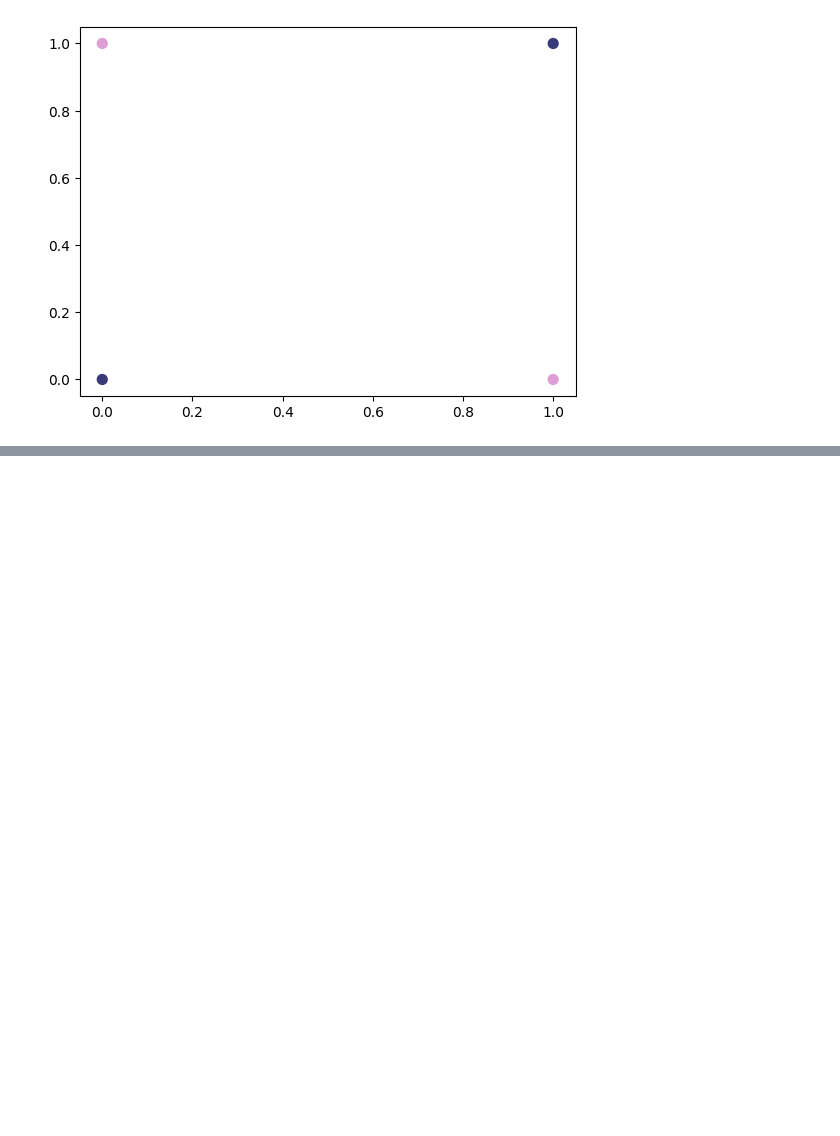
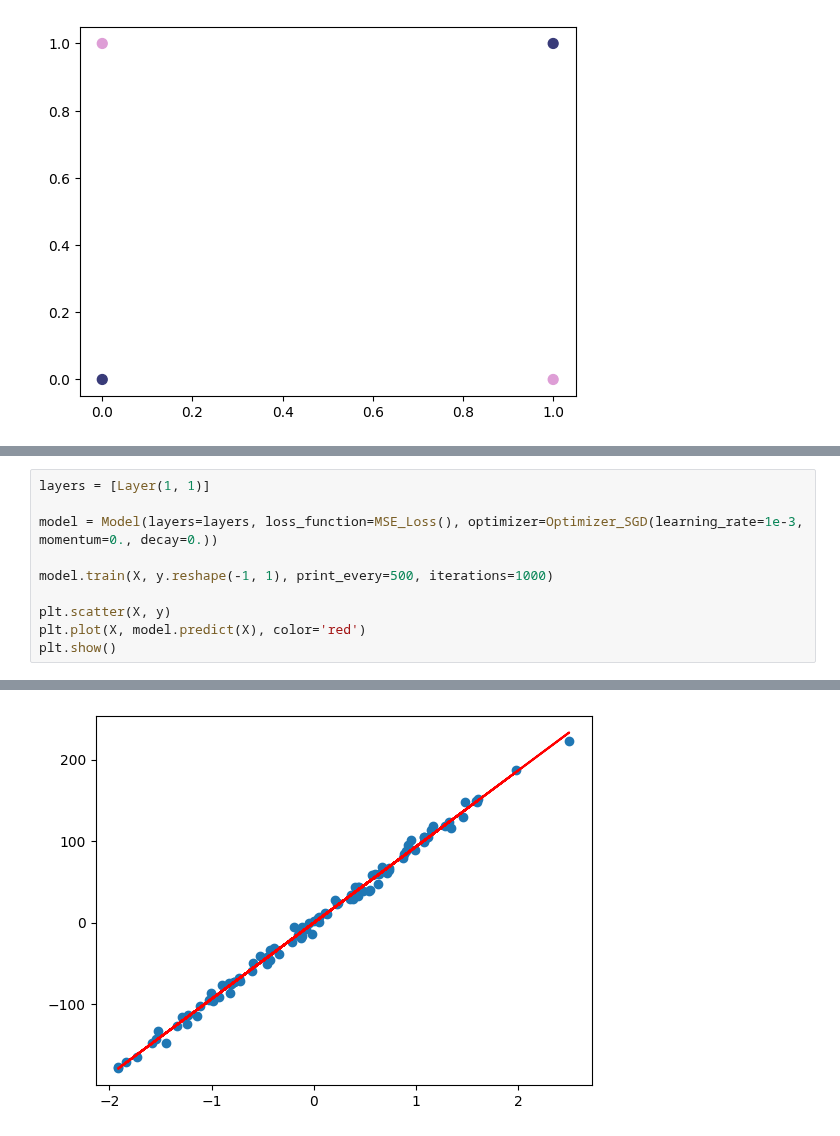
Before and after one commit to daredevil9215/DLFS, a Jupyter notebook: MultilayerPerceptron.ipynb, the cells around one changed output, grey strips where cells are left out. Drawn from its saved outputs; the diff is of its cells as text; blank space fills up the shorter version.

```diff
--- a/MultilayerPerceptron.ipynb
+++ b/MultilayerPerceptron.ipynb
@@ -696,0 +760,11 @@ plot_2d_clf_problem(X, y, lambda x: model.predict(x) > 0.5)
+# %%
+layers = [Layer(1, 1)]
+
+model = Model(layers=layers, loss_function=MSE_Loss(), optimizer=Optimizer_SGD(learning_rate=1e-3, momentum=0., decay=0.))
+
+model.train(X, y.reshape(-1, 1), print_every=500, iterations=1000)
+
+plt.scatter(X, y)
+plt.plot(X, model.predict(X), color='red')
+plt.show()
+# %% [output]
@@ -696,0 +773 @@ plot_2d_clf_problem(X, y, lambda x: model.predict(x) > 0.5)
+[figure, added]
```
Also changed, not shown: parts of 12 cells of this notebook.
